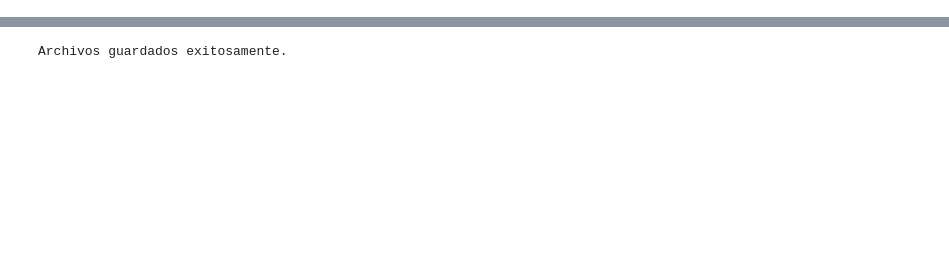
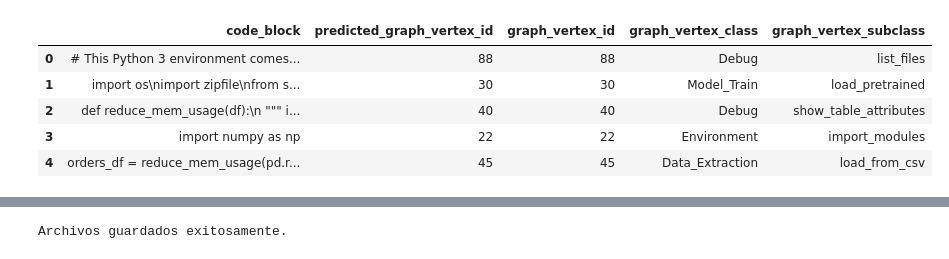
Before and after one commit to TitoWuPan/DiTransformer-Code, a Jupyter notebook: Data/Preparar_data.ipynb, the cells around one changed output, grey strips where cells are left out. Saved outputs shown, nothing was run; the diff lists cells and outputs as text; code cells hidden in the pictures; blank space fills up the shorter version.

```diff
--- a/Data/Preparar_data.ipynb
+++ b/Data/Preparar_data.ipynb
@@ -9,3 +50,5 @@ df_agrupado = df.groupby('kernel_id')['code_block'].apply('\n'.join).reset_index
+# %%
+df_agrupado = pd.merge(df, vertice_id, on='code_blocks_index')
 # %%
 df_agrupado.info()
 # %% [output]
@@ -21,2 +67,0 @@ memory usage: 1.6+ MB
-# %%
-df_agrupado = df_agrupado["code_block"]
@@ -38,0 +77,2 @@ Name: code_block, dtype: object
+# %%
+df_agrupado = df_agrupado[['code_block', 'predicted_graph_vertex_id']]
@@ -38,0 +100,2 @@ Name: code_block, dtype: object
+# %%
+df_agrupado = pd.merge(df_agrupado, vertice_name, left_on='predicted_graph_vertex_id', right_on='graph_vertex_id')
@@ -38,0 +117,9 @@ Name: code_block, dtype: object
+# %%
+df_agrupado.head()
+# %% [output]
+|  | code_block | predicted_graph_vertex_id | graph_vertex_id | graph_vertex_class | graph_vertex_subclass |
+| 0 | # This Python 3 environment comes... | 88 | 88 | Debug | list_files |
+| 1 | import os\nimport zipfile\nfrom s... | 30 | 30 | Model_Train | load_pretrained |
+| 2 | def reduce_mem_usage(df):\n """ i... | 40 | 40 | Debug | show_table_attributes |
+| 3 | import numpy as np | 22 | 22 | Environment | import_modules |
+| 4 | orders_df = reduce_mem_usage(pd.r... | 45 | 45 | Data_Extraction | load_from_csv |
```
Also changed, not shown: parts of 37 cells of this notebook.
